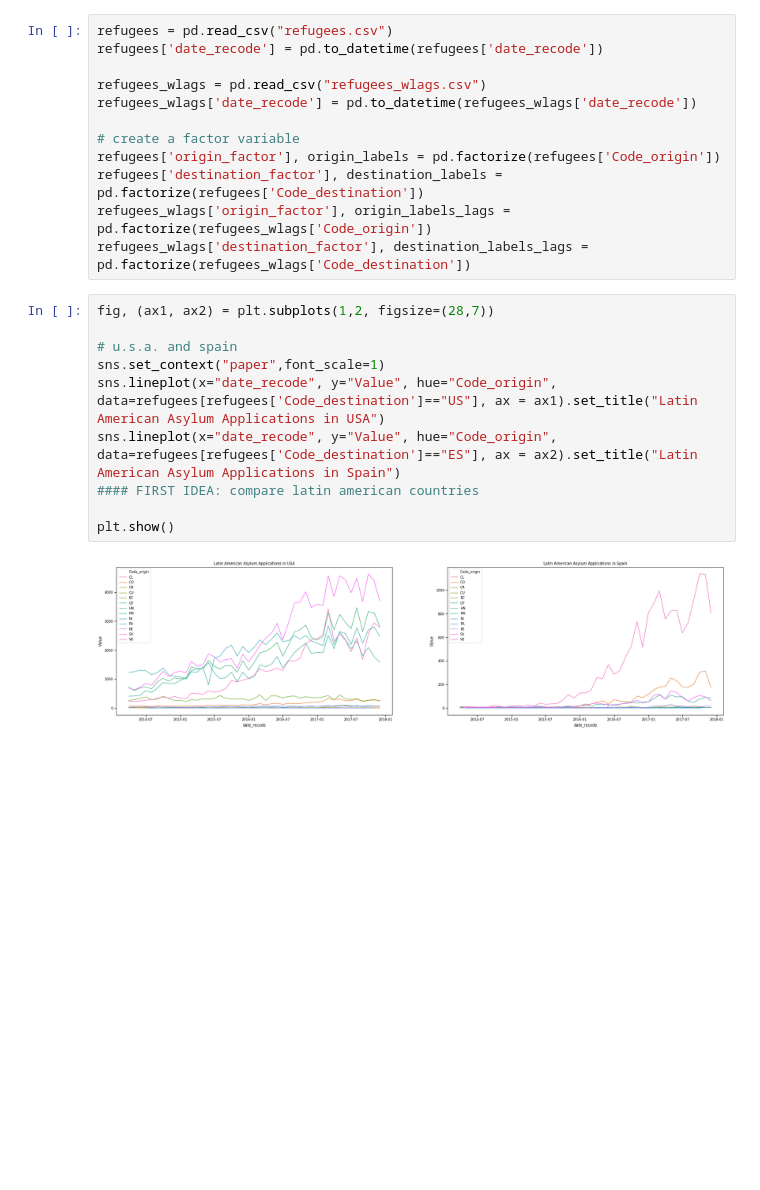
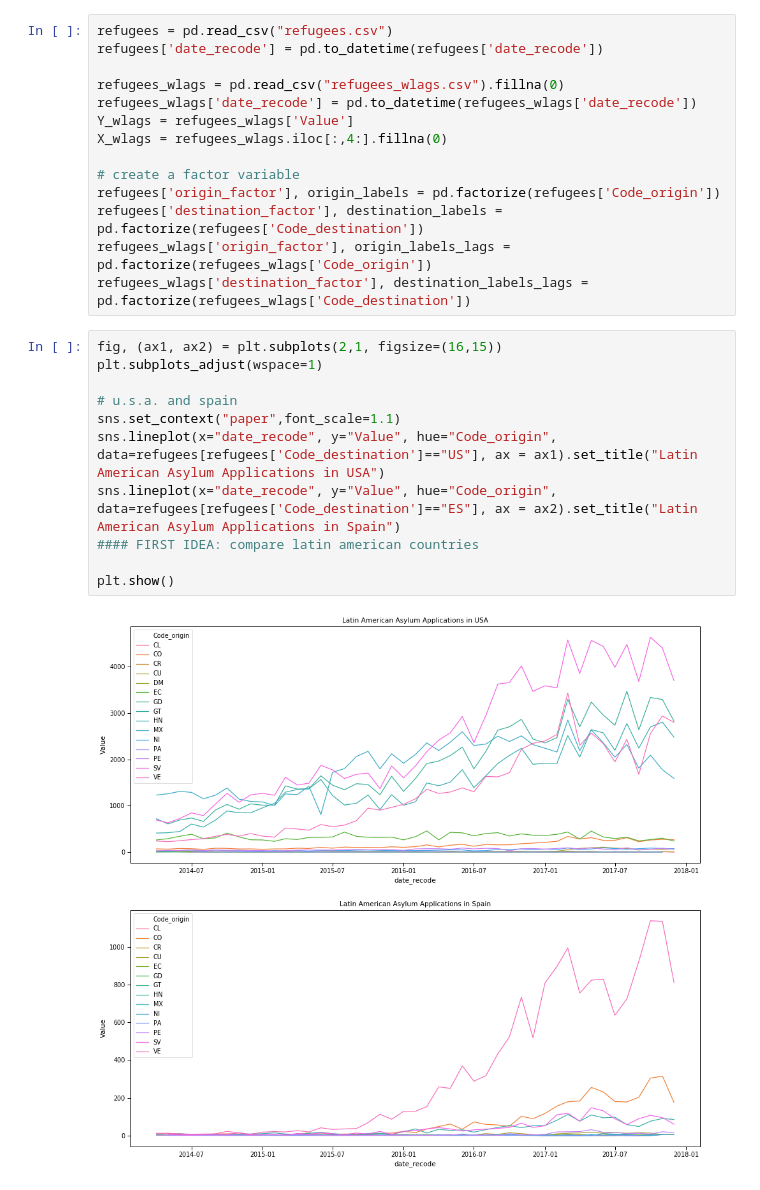
Before and after one commit to mattlerner/trendsmigration, a Jupyter notebook: Trends.ipynb, the cells around one changed output. Drawn from its saved outputs; the diff is of its cells as text; blank space fills up the shorter version.

```diff
--- a/Trends.ipynb
+++ b/Trends.ipynb
@@ -22,8 +29,10 @@ def pseudor2(frame): # first column actual, second column predicted
 refugees = pd.read_csv("refugees.csv")
 refugees['date_recode'] = pd.to_datetime(refugees['date_recode'])
 
-refugees_wlags = pd.read_csv("refugees_wlags.csv")
+refugees_wlags = pd.read_csv("refugees_wlags.csv").fillna(0)
 refugees_wlags['date_recode'] = pd.to_datetime(refugees_wlags['date_recode'])
+Y_wlags = refugees_wlags['Value']
+X_wlags = refugees_wlags.iloc[:,4:].fillna(0)
 
 # create a factor variable
 refugees['origin_factor'], origin_labels = pd.factorize(refugees['Code_origin'])
@@ -31,17 +40,18 @@ refugees['destination_factor'], destination_labels = pd.factorize(refugees['Code
 refugees_wlags['origin_factor'], origin_labels_lags = pd.factorize(refugees_wlags['Code_origin'])
 refugees_wlags['destination_factor'], destination_labels_lags = pd.factorize(refugees_wlags['Code_destination'])
 # %%
-fig, (ax1, ax2) = plt.subplots(1,2, figsize=(28,7))
+fig, (ax1, ax2) = plt.subplots(2,1, figsize=(16,15))
+plt.subplots_adjust(wspace=1)
 
 # u.s.a. and spain
-sns.set_context("paper",font_scale=1)
+sns.set_context("paper",font_scale=1.1)
 sns.lineplot(x="date_recode", y="Value", hue="Code_origin", data=refugees[refugees['Code_destination']=="US"], ax = ax1).set_title("Latin American Asylum Applications in USA")
 sns.lineplot(x="date_recode", y="Value", hue="Code_origin", data=refugees[refugees['Code_destination']=="ES"], ax = ax2).set_title("Latin American Asylum Applications in Spain")
 #### FIRST IDEA: compare latin american countries
 
 plt.show()
 # %% [output]
-[figure, old version]
+[figure, new version]
 # %%
 # regression setup
 
```
Also changed, not shown: parts of 25 cells of this notebook, 4 other files.
